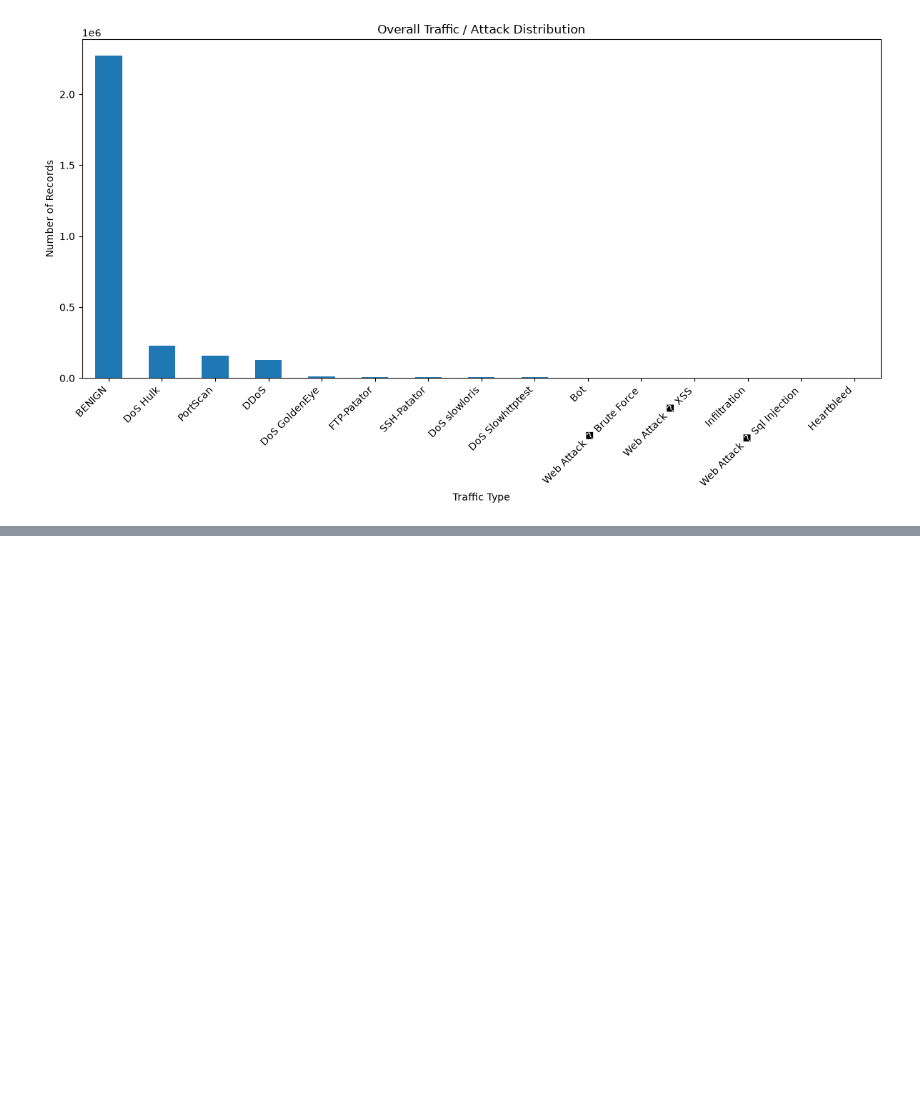
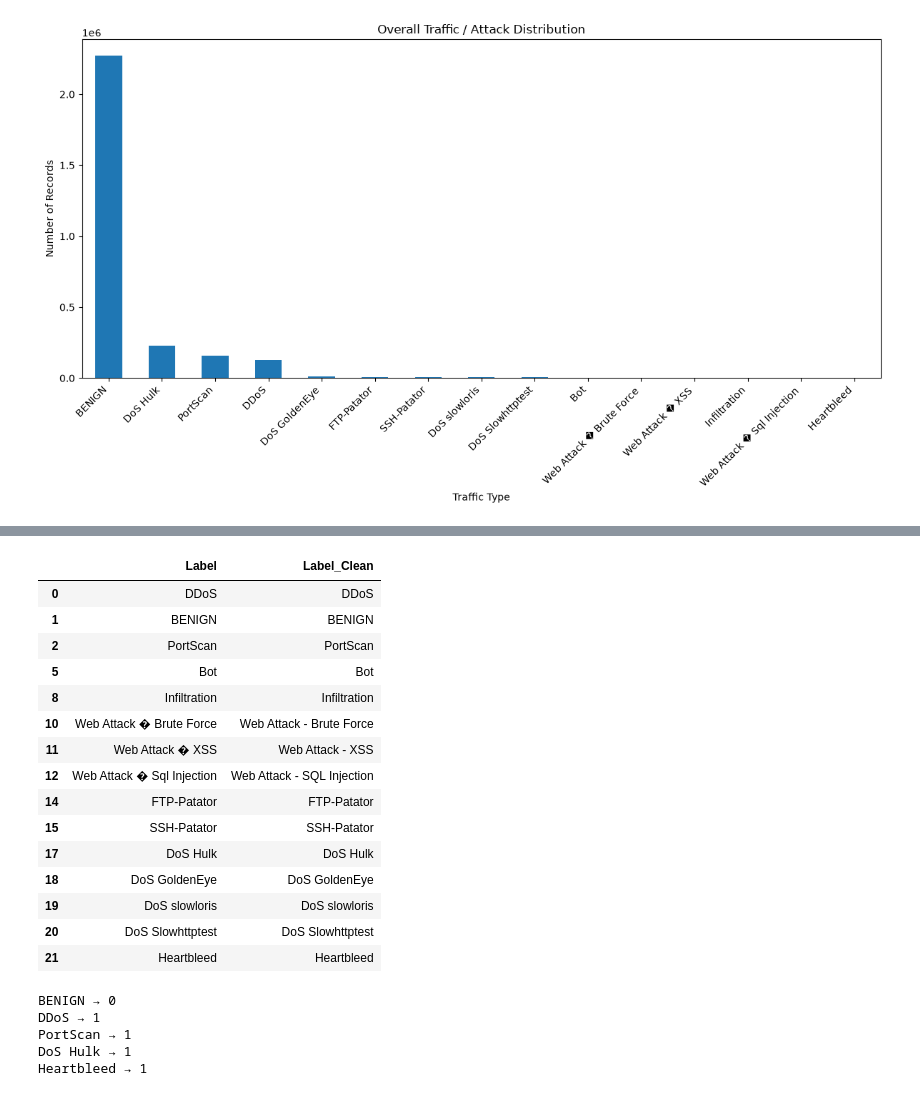
Before and after one commit to mhdniihal/simpleaiprojects, a Jupyter notebook: cyber_threat_detection/notebooks/01_initial_eda.ipynb, the cells around one changed output, grey strips where cells are left out. Saved outputs shown, nothing was run; the diff lists cells and outputs as text; code cells hidden in the pictures; blank space fills up the shorter version.

```diff
--- a/cyber_threat_detection/notebooks/01_initial_eda.ipynb
+++ b/cyber_threat_detection/notebooks/01_initial_eda.ipynb
@@ -366,0 +540,30 @@ plt.show()
+# %%
+label_mapping = {
+    "Web Attack � Brute Force": "Web Attack - Brute Force",
+    "Web Attack � XSS": "Web Attack - XSS",
+    "Web Attack � Sql Injection": "Web Attack - SQL Injection"
+}
+
+label_summary_df["Label_Clean"] = (
+    label_summary_df["Label"]
+    .replace(label_mapping)
+)
+
+label_summary_df[["Label", "Label_Clean"]].drop_duplicates()
+# %% [output]
+|  | Label | Label_Clean |
+| 0 | DDoS | DDoS |
+| 1 | BENIGN | BENIGN |
+| 2 | PortScan | PortScan |
+| 5 | Bot | Bot |
+| 8 | Infiltration | Infiltration |
+| 10 | Web Attack � Brute Force | Web Attack - Brute Force |
+| 11 | Web Attack � XSS | Web Attack - XSS |
+| 12 | Web Attack � Sql Injection | Web Attack - SQL Injection |
+| 14 | FTP-Patator | FTP-Patator |
+| 15 | SSH-Patator | SSH-Patator |
+| 17 | DoS Hulk | DoS Hulk |
+| 18 | DoS GoldenEye | DoS GoldenEye |
+| 19 | DoS slowloris | DoS slowloris |
+| 20 | DoS Slowhttptest | DoS Slowhttptest |
+| 21 | Heartbleed | Heartbleed |
@@ -366,0 +578,17 @@ plt.show()
+# %%
+test_labels = [
+    "BENIGN",
+    "DDoS",
+    "PortScan",
+    "DoS Hulk",
+    "Heartbleed"
+]
+
+for label in test_labels:
+    print(label, "→", convert_to_binary(label))
+# %% [output]
+BENIGN → 0
+DDoS → 1
+PortScan → 1
+DoS Hulk → 1
+Heartbleed → 1
```
Also changed, not shown: parts of 16 cells of this notebook.
